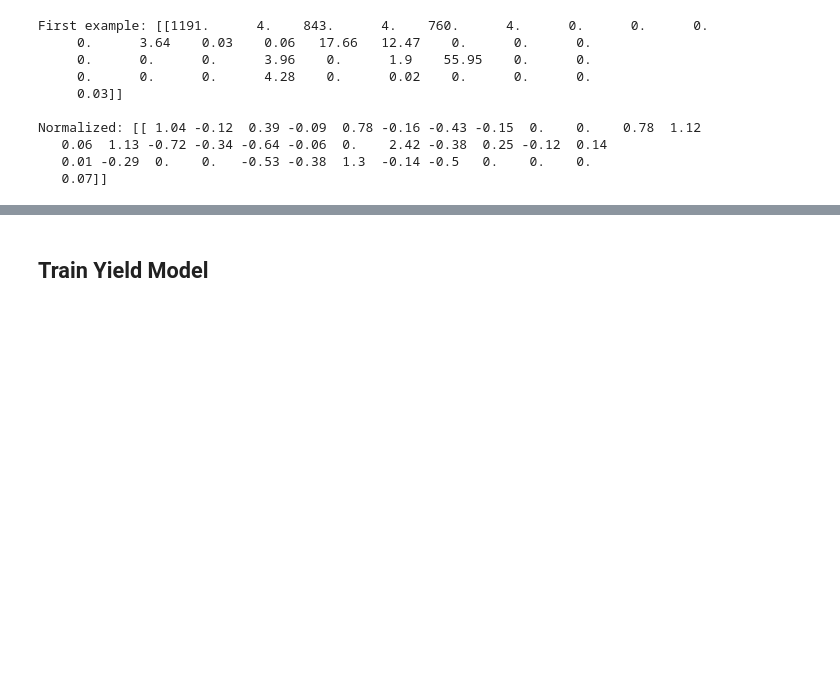
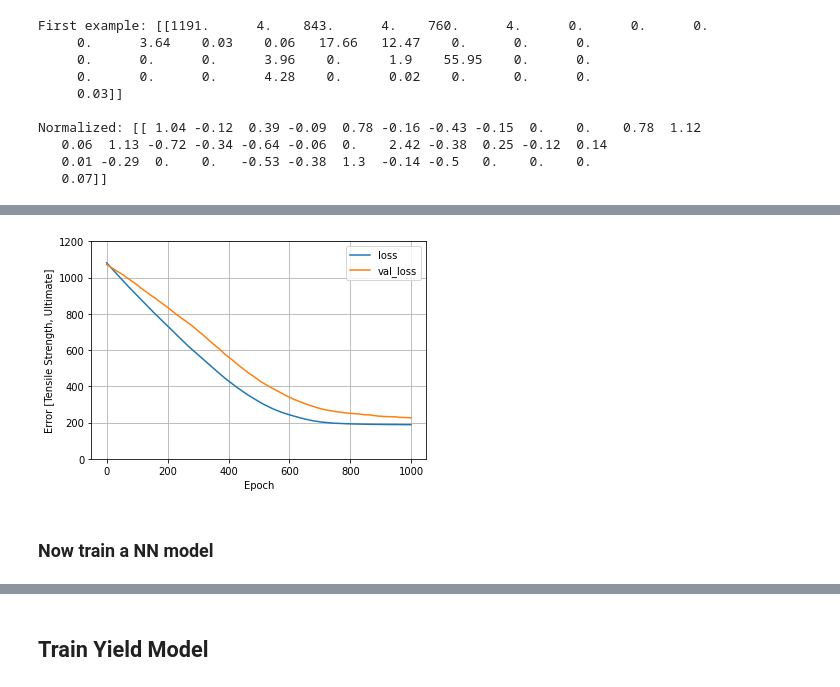
Before and after one commit to Mackus101/Nickel_NN, a Jupyter notebook: nickel_regression.ipynb, the cells around one changed output, grey strips where cells are left out. Saved outputs shown, nothing was run; the diff lists cells and outputs as text; code cells hidden in the pictures; blank space fills up the shorter version.

```diff
--- a/nickel_regression.ipynb
+++ b/nickel_regression.ipynb
@@ -45,6 +58,7 @@ uts_data = nickel_data.dropna(subset="Tensile Strength, Ultimate")
 uts_data = uts_data.drop(
     columns=['Tensile Strength, Yield', 'Elongation at Break'])
 uts_data = uts_data.fillna(0)
+uts_data = uts_data.astype("float32")
 
 uts_train_data = uts_data.sample(frac=0.8, random_state=6225)
 uts_test_data = uts_data.drop(uts_train_data.index)
@@ -107,0 +124,7 @@ Normalized: [[ 1.04 -0.12  0.39 -0.09  0.78 -0.16 -0.43 -0.15  0.    0.    0.78
+# %%
+linear_model = tf.keras.Sequential([
+    uts_normalizer,
+    layers.Dense(units=1)
+])
+
+linear_model.summary()
@@ -107,0 +146,16 @@ Normalized: [[ 1.04 -0.12  0.39 -0.09  0.78 -0.16 -0.43 -0.15  0.    0.    0.78
+# %%
+linear_model.compile(
+    optimizer=tf.keras.optimizers.Adam(learning_rate=0.1),
+    loss='mean_absolute_error')
+# %%
+%%time
+history = linear_model.fit(
+    uts_train_features,
+    uts_train_labels,
+    epochs=1000,
+    # Suppress logging.
+    verbose=0,
+    # Calculate validation results on 20% of the training data.
+    validation_split=0.2)
+
+# print(history.history["val_loss"])
@@ -107,0 +165,6 @@ Normalized: [[ 1.04 -0.12  0.39 -0.09  0.78 -0.16 -0.43 -0.15  0.    0.    0.78
+# %%
+plot_loss(history)
+# %% [output]
+[figure, added]
+# %% [markdown]
+### Now train a NN model
```
Also changed, not shown: parts of 14 cells of this notebook.
